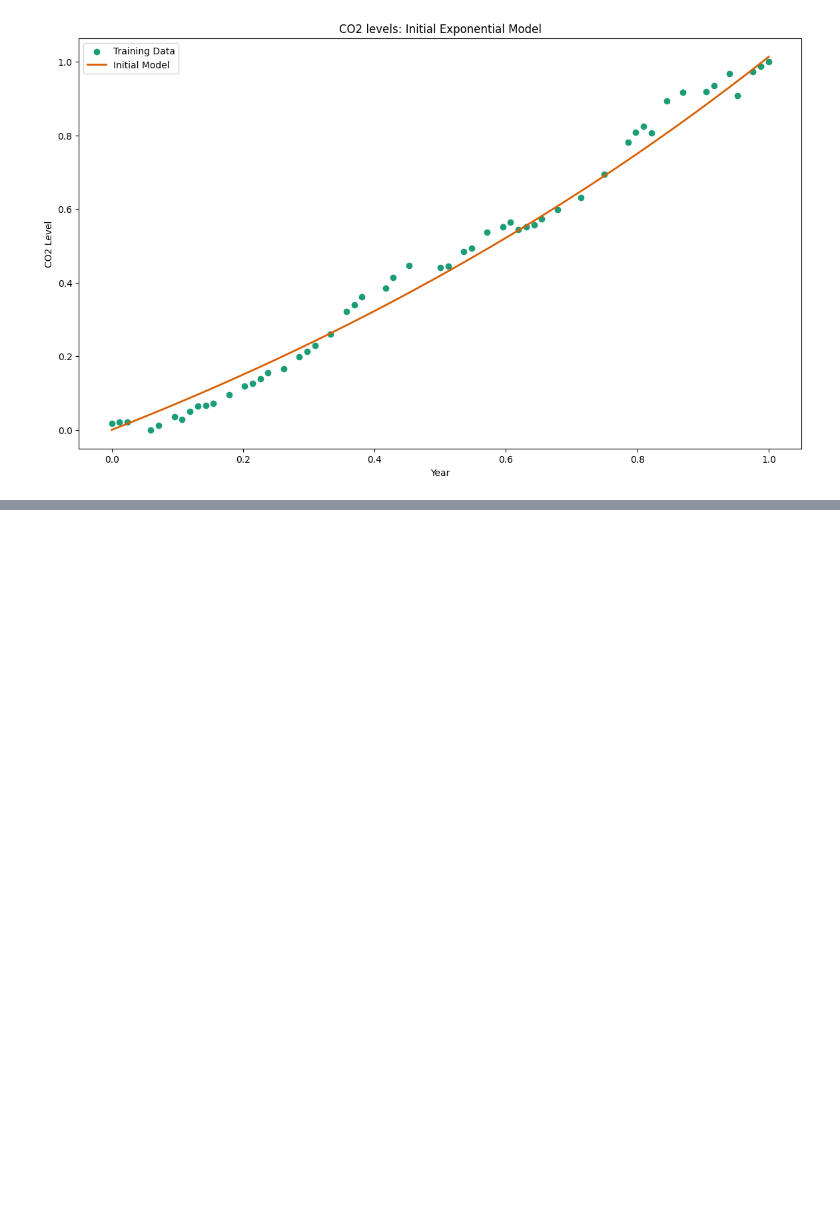
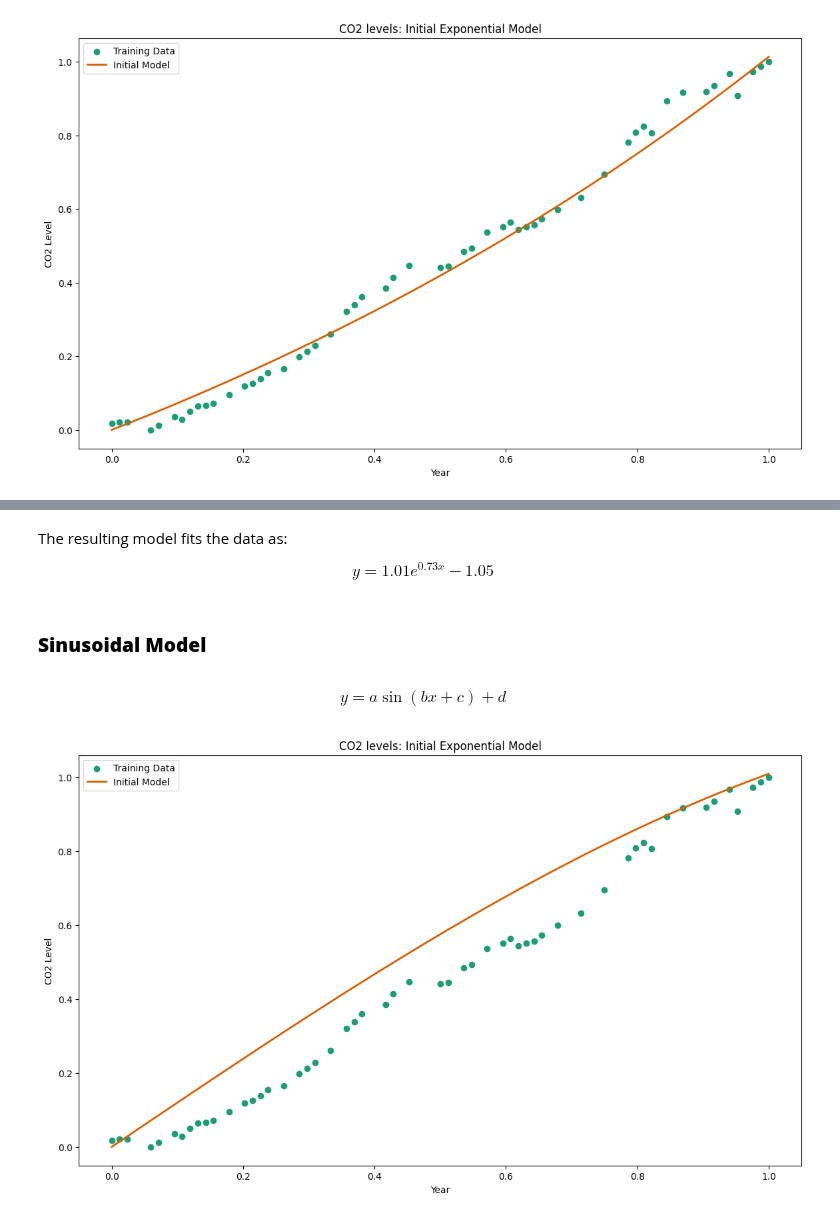
Before and after one commit to SepehrAkbari/LFC-courses, a Jupyter notebook: CSCI-240/Project-3/Main/Main.ipynb, the cells around one changed output, grey strips where cells are left out. Drawn from its saved outputs; the diff is of its cells as text; code cells hidden in the pictures; blank space fills up the shorter version.

```diff
--- a/CSCI-240/Project-3/Main/Main.ipynb
+++ b/CSCI-240/Project-3/Main/Main.ipynb
@@ -268,0 +327,30 @@ plt.show()
+# %% [markdown]
+The resulting model fits the data as:
+
+$$ y = 1.01 e^{0.73x} - 1.05$$
+# %% [markdown]
+### **Sinusoidal Model**
+# %% [markdown]
+$$ y = a \sin(bx + c) + d$$
+# %%
+def sinModel(a: float, b: float, c:float, d:float, set:np.ndarray) -> float:
+    return a * np.sin(b * set + c) + d
+# %%
+a = 1.2
+b = 1.0
+c = 0.0
+d = 0.0
+# %%
+x = np.linspace(0, 1, 100)
+y = sinModel(a, b, c, d, x)
+
+plt.figure(figsize = (14, 8))
+plt.scatter(x_train, y_train, color = '#1b9e77', label = 'Training Data')
+plt.plot(x, y, linewidth = 2, color = '#d95f02', label = 'Initial Model')
+plt.xlabel('Year')
+plt.ylabel('CO2 Level')
+plt.title('CO2 levels: Initial Exponential Model')
+plt.legend()
+plt.show()
+# %% [output]
+[figure, added]
```
Also changed, not shown: parts of 40 cells of this notebook.
